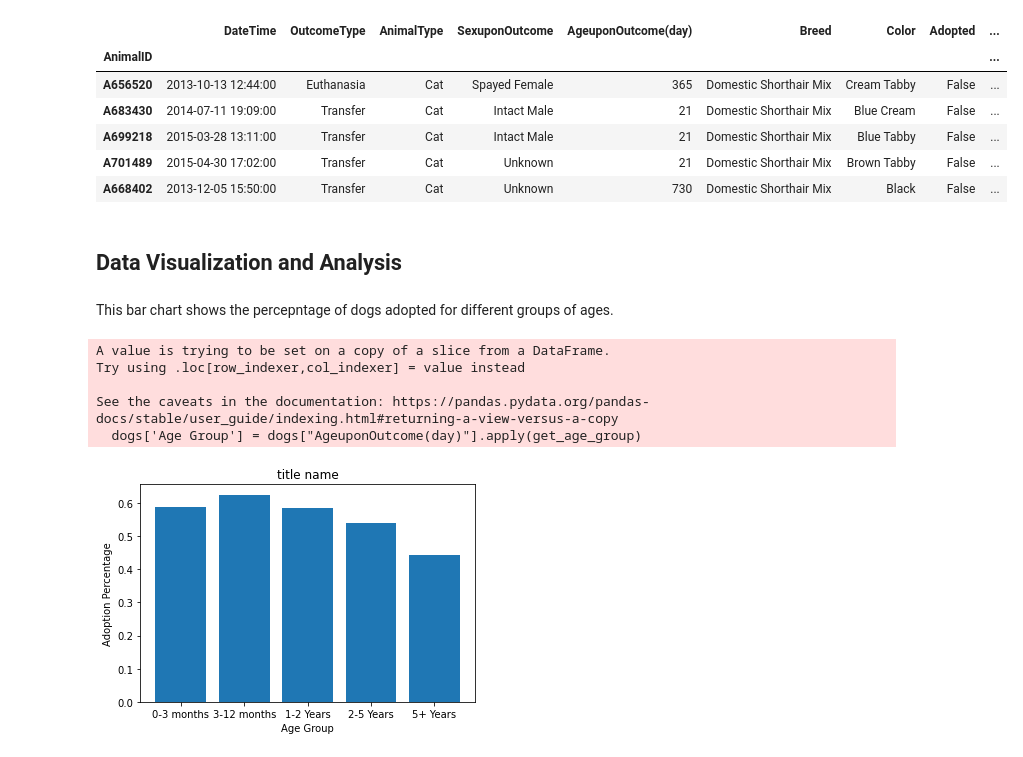
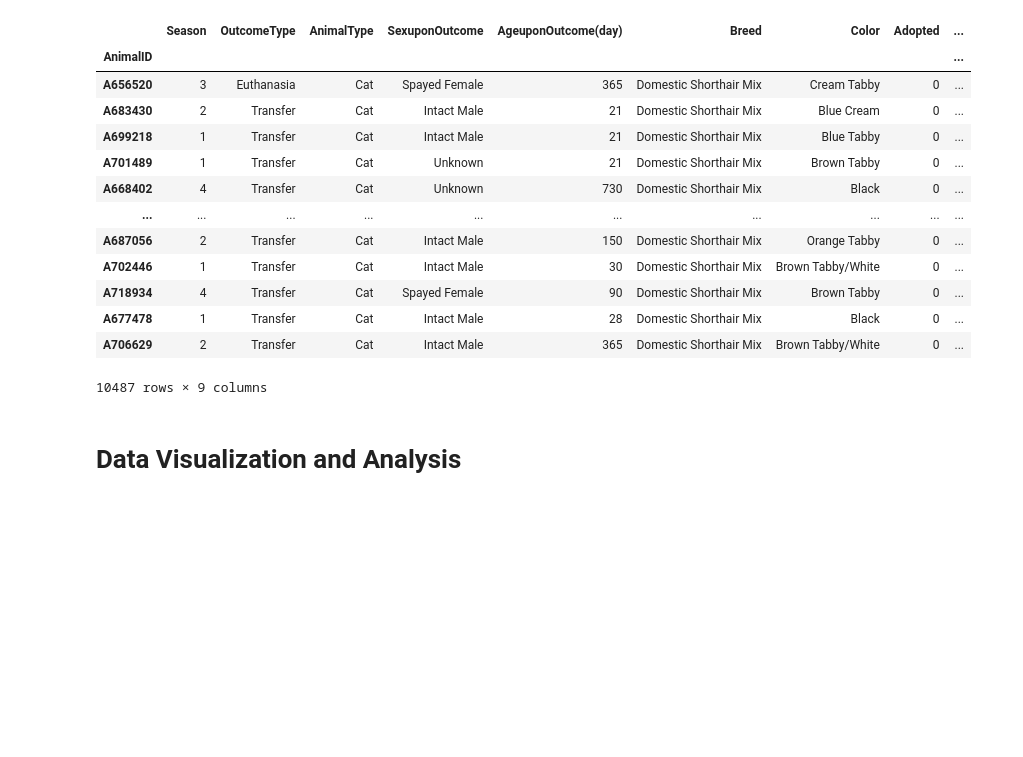
Before and after one commit to shi123lin/CMSC320Fall2022, a Jupyter notebook: final_project.ipynb, the cells around one changed output. Drawn from its saved outputs; the diff is of its cells as text; code cells hidden in the pictures; blank space fills up the shorter version.

```diff
--- a/final_project.ipynb
+++ b/final_project.ipynb
@@ -33,12 +77,17 @@ df.drop("OutcomeSubtype", axis = 1, inplace=True)
 df.drop(df[df.OutcomeType == "Died"].index, inplace=True)
 df.drop(df[df.OutcomeType == "Return_to_owner"].index, inplace=True)
 
-# add a column to show whether the animal was adopted
-df["Adopted"] = df.apply(lambda row: row["OutcomeType"] == "Adoption", axis=1)
+# add a column to show whether the animal was adopted, 1 indicates True and 0 indicates False
+df["Adopted"] = df.apply(lambda row: 1 if row["OutcomeType"] == "Adoption" else 0 , axis=1)
 
-# change age to days, assume there are 365 days in a year and 30 days in a month.
+# change column names
 df.rename({"AgeuponOutcome": "AgeuponOutcome(day)"}, axis=1, inplace=True)
+df.rename({"DateTime": "Season"}, axis=1, inplace=True)
+
+# iterate through the dataframe to process the data
 for index, row in df.iterrows():
+
+    # change age to days, assume there are 365 days in a year and 30 days in a month.
     try:
         num = int(re.compile(r"[0-9]+").match(row["AgeuponOutcome(day)"]).group(0))
 
@@ -54,7 +103,14 @@ for index, row in df.iterrows():
         continue
         # there are about 20 missing data
 
-#Creat age bins
-df['Age Group'] = df["AgeuponOutcome(day)"].apply(get_age_group)
-df.head()
+    # change datetime to season
+    # Spring = 1, Summer = 2, Autumn = 3, Winter = 4
+    df.at[index,"Season"] = date_to_season(row["Season"])
+
+
+# Create age bins
+df['AgeGroup'] = df["AgeuponOutcome(day)"].apply(get_age_group)
+
+# show the cleaned dataframe
+display(df)
 # %% [output]
@@ -88,46 +162,20 @@ dogs.head()
 # %%
-cats.head()
-#with pd.option_context('display.max_rows', None, 'display.max_columns', None):
-#    display(dogs)
+display(cats)
 # %% [output]
-|  | DateTime | OutcomeType | AnimalType | SexuponOutcome | AgeuponOutcome(day) | Breed | Color | Adopted | ... |
+|  | Season | OutcomeType | AnimalType | SexuponOutcome | AgeuponOutcome(day) | Breed | Color | Adopted | ... |
 | AnimalID |  |  |  |  |  |  |  |  | ... |
-| A656520 | 2013-10-13 12:44:00 | Euthanasia | Cat | Spayed Female | 365 | Domestic Shorthair Mix | Cream Tabby | False | ... |
-| A683430 | 2014-07-11 19:09:00 | Transfer | Cat | Intact Male | 21 | Domestic Shorthair Mix | Blue Cream | False | ... |
-| A699218 | 2015-03-28 13:11:00 | Transfer | Cat | Intact Male | 21 | Domestic Shorthair Mix | Blue Tabby | False | ... |
-| A701489 | 2015-04-30 17:02:00 | Transfer | Cat | Unknown | 21 | Domestic Shorthair Mix | Brown Tabby | False | ... |
-| A668402 | 2013-12-05 15:50:00 | Transfer | Cat | Unknown | 730 | Domestic Shorthair Mix | Black | False | ... |
+| A656520 | 3 | Euthanasia | Cat | Spayed Female | 365 | Domestic Shorthair Mix | Cream Tabby | 0 | ... |
+| A683430 | 2 | Transfer | Cat | Intact Male | 21 | Domestic Shorthair Mix | Blue Cream | 0 | ... |
+| A699218 | 1 | Transfer | Cat | Intact Male | 21 | Domestic Shorthair Mix | Blue Tabby | 0 | ... |
+| A701489 | 1 | Transfer | Cat | Unknown | 21 | Domestic Shorthair Mix | Brown Tabby | 0 | ... |
+| A668402 | 4 | Transfer | Cat | Unknown | 730 | Domestic Shorthair Mix | Black | 0 | ... |
+| ... | ... | ... | ... | ... | ... | ... | ... | ... | ... |
+| A687056 | 2 | Transfer | Cat | Intact Male | 150 | Domestic Shorthair Mix | Orange Tabby | 0 | ... |
+| A702446 | 1 | Transfer | Cat | Intact Male | 30 | Domestic Shorthair Mix | Brown Tabby/White | 0 | ... |
+| A718934 | 4 | Transfer | Cat | Spayed Female | 90 | Domestic Shorthair Mix | Brown Tabby | 0 | ... |
+| A677478 | 1 | Transfer | Cat | Intact Male | 28 | Domestic Shorthair Mix | Black | 0 | ... |
+| A706629 | 2 | Transfer | Cat | Intact Male | 365 | Domestic Shorthair Mix | Brown Tabby/White | 0 | ... |
+10487 rows × 9 columns
 # %% [markdown]
-## Data Visualization and Analysis
+# Data Visualization and Analysis
-# %% [markdown]
-This bar chart shows the percepntage of dogs adopted for different groups of ages.
-# %%
-#Create bins for dogs
-dogs['Age Group'] = dogs["AgeuponOutcome(day)"].apply(get_age_group)
-
-#This is out of order because value counts will go be highest number
-age_groups = ["3-12 months",  "1-2 Years", "2-5 Years", "0-3 months",  "5+ Years"]
-age_groups_in_order = ["0-3 months", "3-12 months",  "1-2 Years", "2-5 Years", "5+ Years"]
-age_group_totals = dogs['Age Group'].value_counts().tolist()
-percentages = [0] * 5
-
-for i in range(5):
-    adopted = len(dogs[(dogs['Adopted'] == True) & (dogs['Age Group'] == age_groups[i] )])
-    percentages[i] = float(adopted / age_group_totals[i])
-
-
-percentages_in_order = [percentages[3],percentages[0],percentages[1],percentages[2],percentages[4]]
-
-plt.bar(age_groups_in_order, percentages_in_order)
-plt.title('title name')
-plt.xlabel('Age Group')
-plt.ylabel('Adoption Percentage')
-plt.show()
-# %% [output]
-A value is trying to be set on a copy of a slice from a DataFrame.
-Try using .loc[row_indexer,col_indexer] = value instead
-
-See the caveats in the documentation: https://pandas.pydata.org/pandas-docs/stable/user_guide/indexing.html#returning-a-view-versus-a-copy
-  dogs['Age Group'] = dogs["AgeuponOutcome(day)"].apply(get_age_group)
-[figure, removed]
 # %% [markdown]
```
Also changed, not shown: parts of 34 cells of this notebook.
